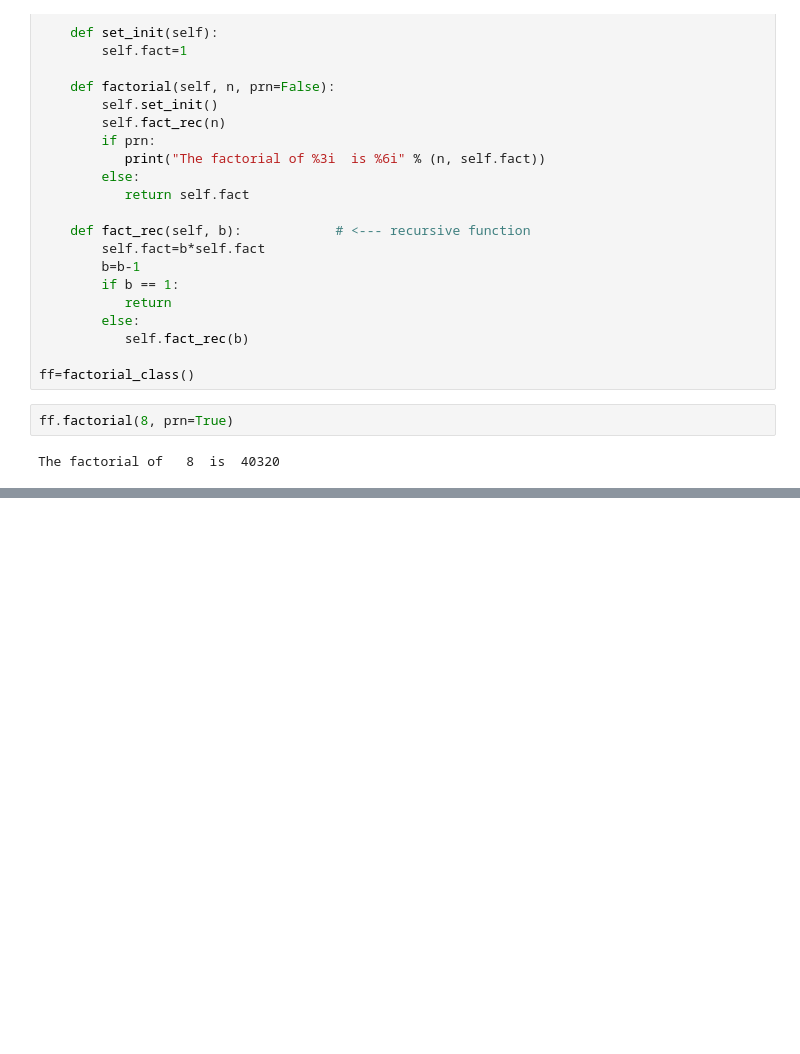
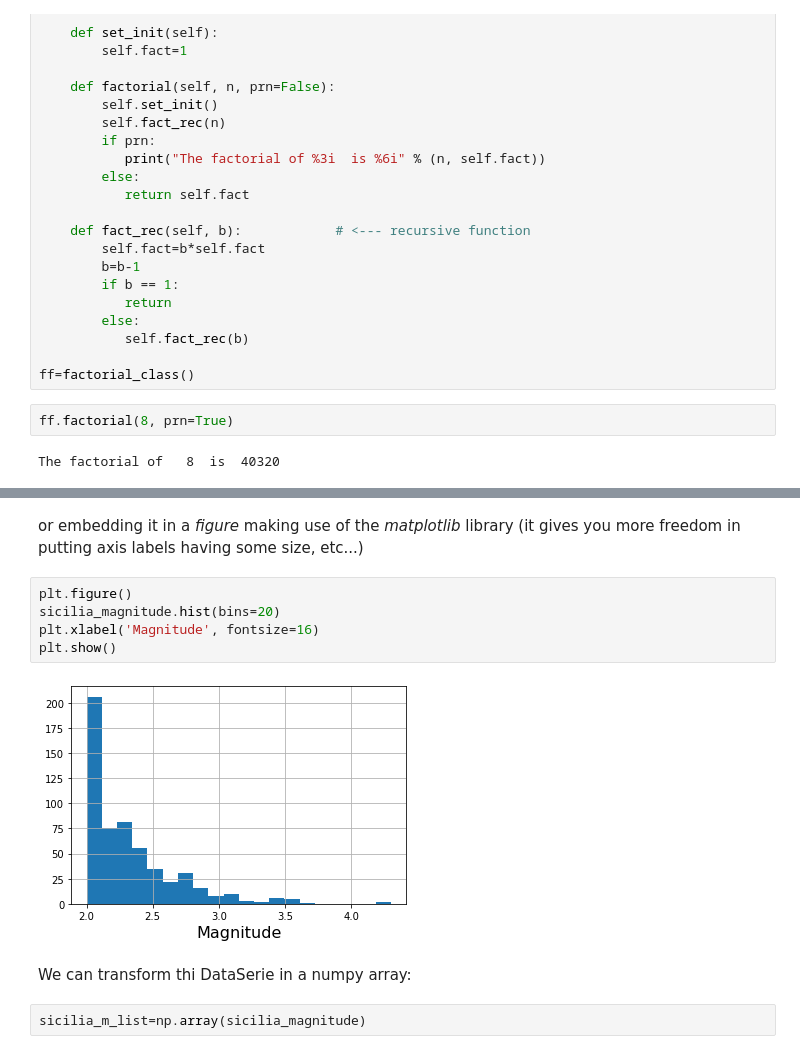
Before and after one commit to Mauro-Prencipe/Python_course_2022, a Jupyter notebook: classes.ipynb, the cells around one changed output, grey strips where cells are left out. Saved outputs shown, nothing was run; the diff lists cells and outputs as text; blank space fills up the shorter version.

```diff
--- a/classes.ipynb
+++ b/classes.ipynb
@@ -314,0 +592,13 @@ The factorial of   8  is  40320
+# %% [markdown]
+or embedding it in a *figure* making use of the *matplotlib* library (it gives you more freedom in putting axis labels having some size, etc...)
+# %%
+plt.figure()
+sicilia_magnitude.hist(bins=20)
+plt.xlabel('Magnitude', fontsize=16)
+plt.show()
+# %% [output]
+[figure, added]
+# %% [markdown]
+We can transform thi DataSerie in a numpy array:
+# %%
+sicilia_m_list=np.array(sicilia_magnitude)
```
Also changed, not shown: parts of 49 cells of this notebook, 1 other file.
